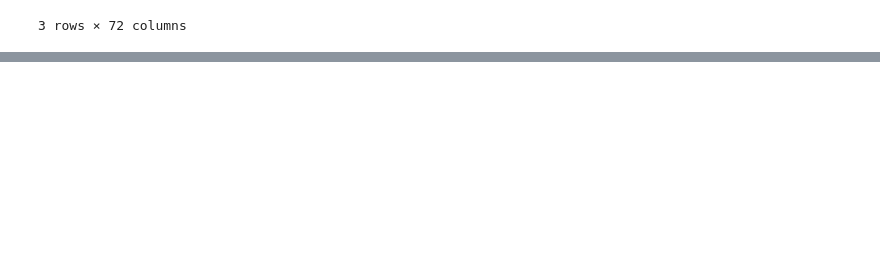
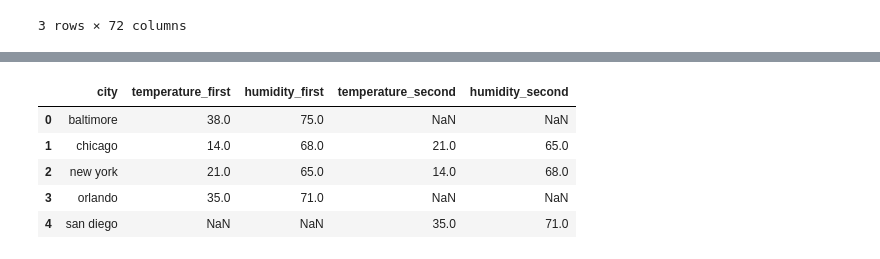
Before and after one commit to Karan-Naik-08/Python-Libraries, a Jupyter notebook: Pandas/pandas.ipynb, the cells around one changed output, grey strips where cells are left out. Saved outputs shown, nothing was run; the diff lists cells and outputs as text; code cells hidden in the pictures; blank space fills up the shorter version.

```diff
--- a/Pandas/pandas.ipynb
+++ b/Pandas/pandas.ipynb
@@ -512,0 +682,22 @@ g.describe()
+# %%
+# Suffix
+df1 = pd.DataFrame({
+    "city": ["new york","chicago","orlando", "baltimore"],
+    "temperature": [21,14,35,38],
+    "humidity": [65,68,71, 75]
+})
+df2 = pd.DataFrame({
+    "city": ["chicago","new york","san diego"],
+    "temperature": [21,14,35],
+    "humidity": [65,68,71]
+})
+# %%
+df3= pd.merge(df1,df2,on="city",how="outer", suffixes=('_first','_second')) # The Suffix parameter adds fuixes to same column name ( by default it adds x,y)
+df3
+# %% [output]
+|  | city | temperature_first | humidity_first | temperature_second | humidity_second |
+| 0 | baltimore | 38.0 | 75.0 | NaN | NaN |
+| 1 | chicago | 14.0 | 68.0 | 21.0 | 65.0 |
+| 2 | new york | 21.0 | 65.0 | 14.0 | 68.0 |
+| 3 | orlando | 35.0 | 71.0 | NaN | NaN |
+| 4 | san diego | NaN | NaN | 35.0 | 71.0 |
```
Also changed, not shown: parts of 22 cells of this notebook.
